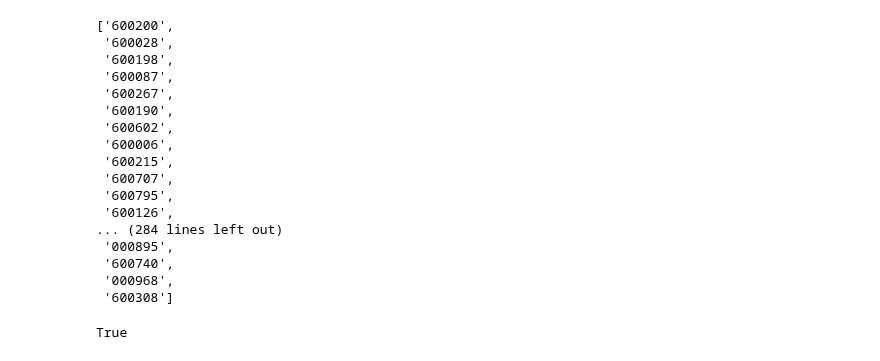
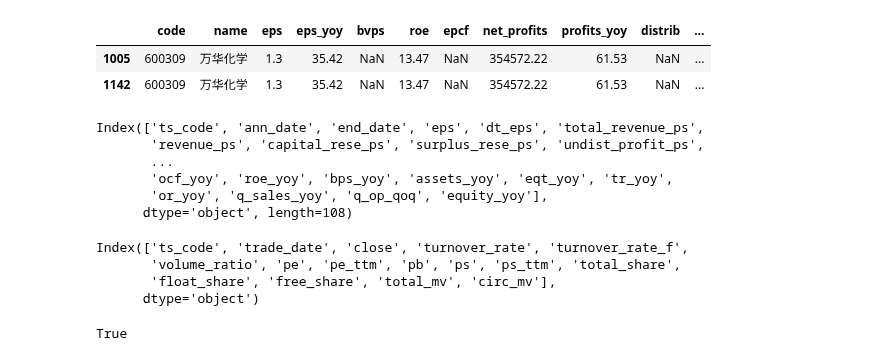
Before and after one commit to dxcv/ML4M, a Jupyter notebook: notebook/test.ipynb, the cells around one changed output. Drawn from its saved outputs; the diff is of its cells as text; code cells hidden in the pictures.

```diff
--- a/notebook/test.ipynb
+++ b/notebook/test.ipynb
@@ -9,34 +19,43 @@ import tushare as ts
 
 from IPython.core.interactiveshell import InteractiveShell
 InteractiveShell.ast_node_interactivity = 'all'
-# %%
-token = ''
-ts.set_token(token)
-pro = ts.pro_api()
-# df = pro.index_weight(index_code='399300.SZ', trade_date='20060104',)# start_date='20050101', end_date='20100101')
-# df.sort_values(by='weight', ascending=False)
-
-l = list(df['con_code'])
-l = [x.split('.')[0] for x in l]
-l
-# %% [output]
-['600200',
- '600028',
- '600198',
- '600087',
- '600267',
- '600190',
- '600602',
- '600006',
- '600215',
- '600707',
- '600795',
- '600126',
-... (284 lines left out)
- '000895',
- '600740',
- '000968',
- '600308']
+# %%
+# for today in pd.period_range(start='2005-01-01', end='2018-01-01', freq='D'):
+#     if today.dayofyear < 5:
+#         TARGET = pro.index_weight(index_code='399300.SZ', trade_date=today.strftime('%Y%m%d'),)
+#         TARGET = list(TARGET['con_code'])
+#         TARGET = [x.split('.')[0] for x in TARGET]
+#         HS300 += TARGET
+#         time.sleep(1)
+# HS300 = list(set(HS300))
+
+# pro.index_weight(index_code='399300.SZ', trade_date=today.strftime('%Y%m%d'),)
+# pro.index_weight(index_code='399300.SZ')
+# pro.index_weight(index_code='399300.SZ', start)
+# df = ts.get_report_data(2018, 1)
+# df.sort_values(by='roe', ascending=False)
+df[df.code == '600309']
+
+# df2 = pro.fina_indicator(ts_code='600309.SH')
+df2.columns
+# df2.loc[:, ['ts_code', 'ann_date', 'eps', 'eps_yoy', 'roe']]
+
+# df3 = pro.daily_basic(ts_code='600309.SH', trade_date='')
+df3.columns
+# %% [output]
+|  | code | name | eps | eps_yoy | bvps | roe | epcf | net_profits | profits_yoy | distrib | ... |
+| 1005 | 600309 | 万华化学 | 1.3 | 35.42 | NaN | 13.47 | NaN | 354572.22 | 61.53 | NaN | ... |
+| 1142 | 600309 | 万华化学 | 1.3 | 35.42 | NaN | 13.47 | NaN | 354572.22 | 61.53 | NaN | ... |
+Index(['ts_code', 'ann_date', 'end_date', 'eps', 'dt_eps', 'total_revenue_ps',
+       'revenue_ps', 'capital_rese_ps', 'surplus_rese_ps', 'undist_profit_ps',
+       ...
+       'ocf_yoy', 'roe_yoy', 'bps_yoy', 'assets_yoy', 'eqt_yoy', 'tr_yoy',
+       'or_yoy', 'q_sales_yoy', 'q_op_qoq', 'equity_yoy'],
+      dtype='object', length=108)
+Index(['ts_code', 'trade_date', 'close', 'turnover_rate', 'turnover_rate_f',
+       'volume_ratio', 'pe', 'pe_ttm', 'pb', 'ps', 'ps_ttm', 'total_share',
+       'float_share', 'free_share', 'total_mv', 'circ_mv'],
+      dtype='object')
 # %%
 %matplotlib inline
 
```
Also changed, not shown: parts of 1 cell of this notebook, 2 other files.
